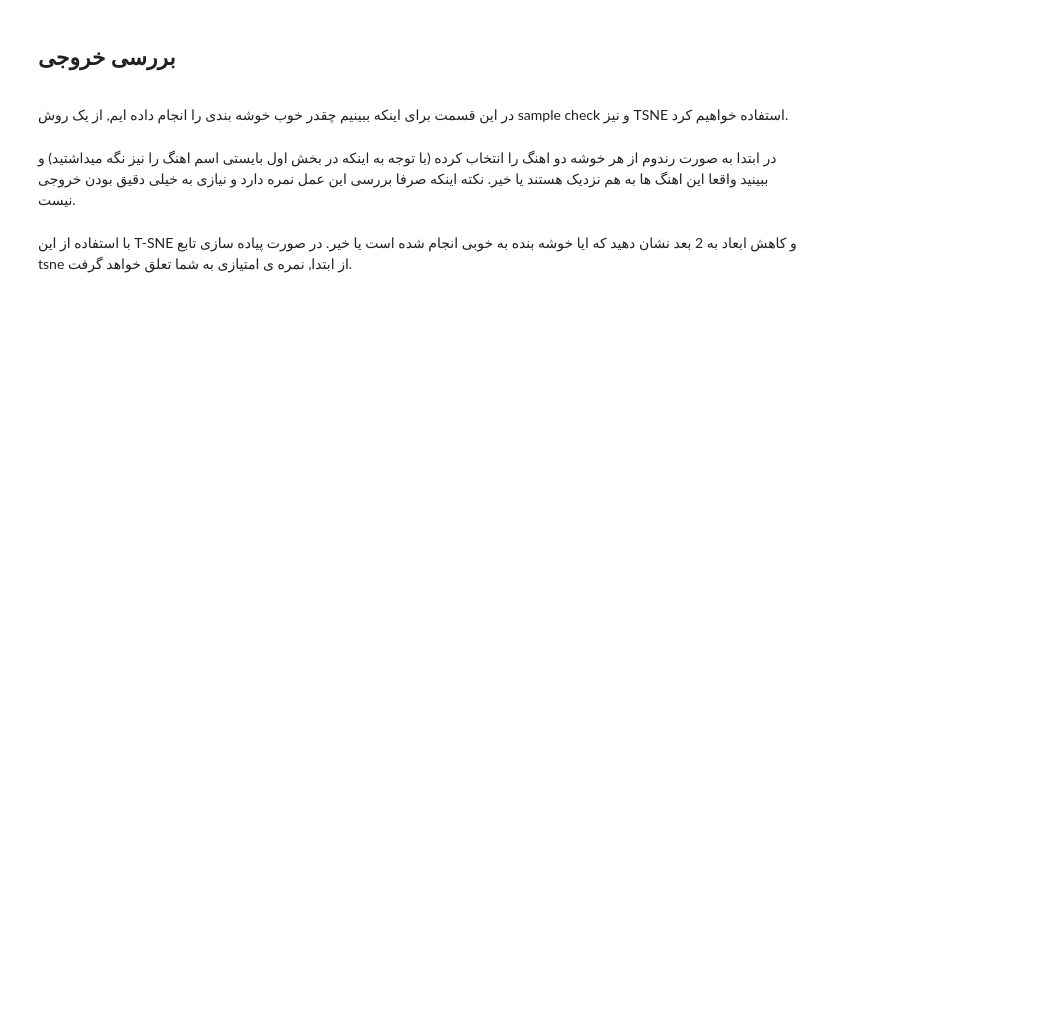
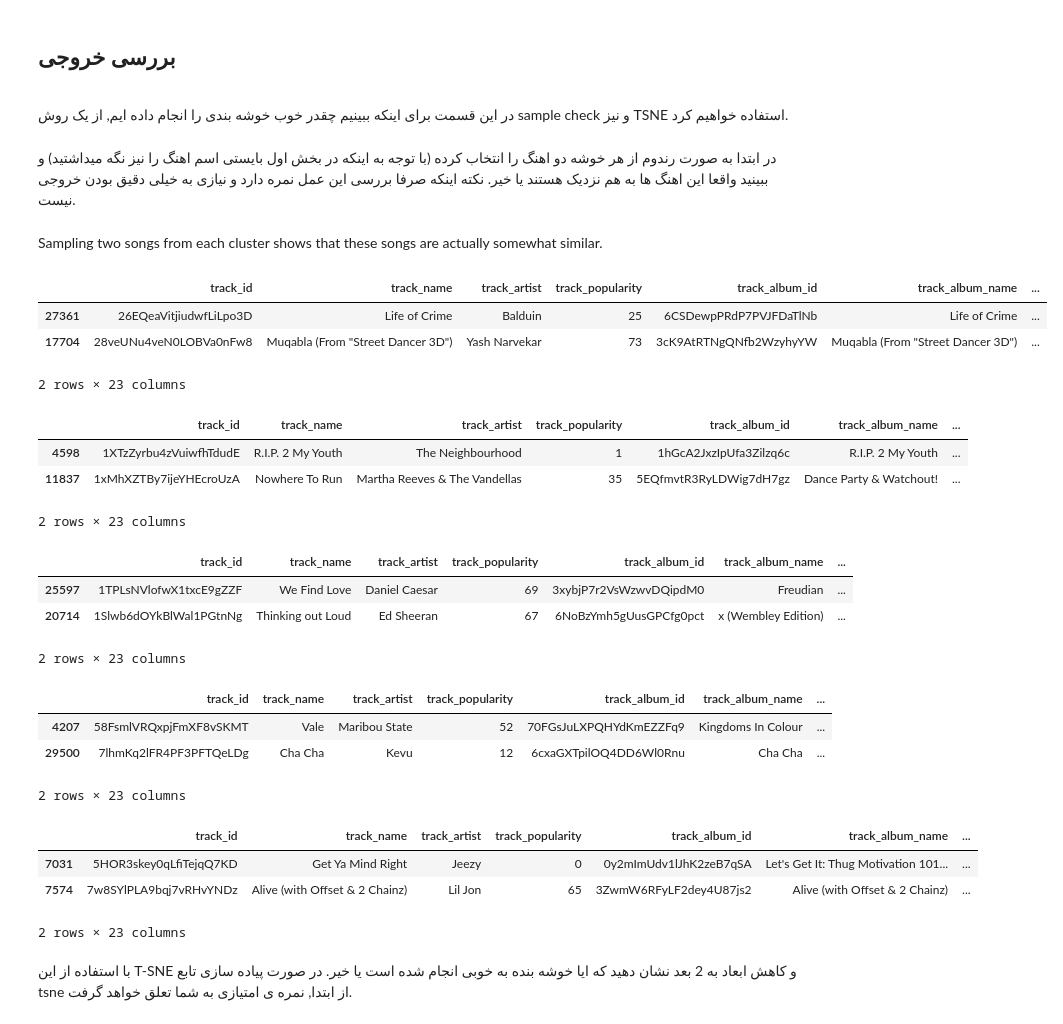
Before and after one commit to sehbeygi79/K-Means, a Jupyter notebook: k-means.ipynb, the cells around one changed output. Saved outputs shown, nothing was run; the diff lists cells and outputs as text; code cells hidden in the pictures; blank space fills up the shorter version.

```diff
--- a/k-means.ipynb
+++ b/k-means.ipynb
@@ -232,28 +233,6 @@ class KMeans:
             min_avg_distance = min(min_avg_distance, avg_distance)
 
         return min_avg_distance
-
-    # this method only works for 2D feature spaces
-    def visualize(self):
-        for k in range(self.n_clusters):
-            cluster_points = latent_data[self.cluster_indices == k]
-            plt.scatter(
-                cluster_points[:, 0], cluster_points[:, 1], label=f"Cluster {k + 1}"
-            )
-
-        plt.scatter(
-            self.centroids[:, 0],
-            self.centroids[:, 1],
-            c="red",
-            marker="X",
-            label="Centroids",
-        )
-
-        plt.title(f"K-Means with k={self.n_clusters}")
-        plt.xlabel("x1")
-        plt.ylabel("x2")
-        plt.legend()
-        plt.show()
 # %% [markdown]
 <div dir="rtl">
  با استفاده از K-Means خوشه‌ها را ایجاد کنید. الگوریتم را با استفاده از چند مقدار مختلف تعداد خوشه‌ها (k) اجرا کنید. در هربار اجرا، با استفاده از تعدادی از اسناد موجود در هر خوشه، موضوع آن خوشه را تعیین کرده و خوشه‌بندی حاصله را با استفاده از بردار‌های دوبعدی قسمت قبل، رسم کنید. با اینکار، پیاده‌سازی خود و همچنین کارایی این الگوریتم در خوشه‌بندی اسناد و قرار دادن اسناد مشابه در خوشه‌های یکسان را بررسی کنید.
@@ -348,3 +379,31 @@ Our way of selection is to plot the silhouette score and WSS for various cluster
+# %% [markdown]
+Sampling two songs from each cluster shows that these songs are actually somewhat similar.
+# %%
+# sampling two songs from each cluster
+for i in range(n_clusters):
+    samples = raw_data[final_cluster_indices == i].sample(n=2, random_state=42)
+    display(samples)
+# %% [output]
+|  | track_id | track_name | track_artist | track_popularity | track_album_id | track_album_name | ... |
+| 27361 | 26EQeaVitjiudwfLiLpo3D | Life of Crime | Balduin | 25 | 6CSDewpPRdP7PVJFDaTlNb | Life of Crime | ... |
+| 17704 | 28veUNu4veN0LOBVa0nFw8 | Muqabla (From "Street Dancer 3D") | Yash Narvekar | 73 | 3cK9AtRTNgQNfb2WzyhyYW | Muqabla (From "Street Dancer 3D") | ... |
+2 rows × 23 columns
+|  | track_id | track_name | track_artist | track_popularity | track_album_id | track_album_name | ... |
+| 4598 | 1XTzZyrbu4zVuiwfhTdudE | R.I.P. 2 My Youth | The Neighbourhood | 1 | 1hGcA2JxzIpUfa3Zilzq6c | R.I.P. 2 My Youth | ... |
+| 11837 | 1xMhXZTBy7ijeYHEcroUzA | Nowhere To Run | Martha Reeves & The Vandellas | 35 | 5EQfmvtR3RyLDWig7dH7gz | Dance Party & Watchout! | ... |
+2 rows × 23 columns
+|  | track_id | track_name | track_artist | track_popularity | track_album_id | track_album_name | ... |
+| 25597 | 1TPLsNVlofwX1txcE9gZZF | We Find Love | Daniel Caesar | 69 | 3xybjP7r2VsWzwvDQipdM0 | Freudian | ... |
+| 20714 | 1Slwb6dOYkBlWal1PGtnNg | Thinking out Loud | Ed Sheeran | 67 | 6NoBzYmh5gUusGPCfg0pct | x (Wembley Edition) | ... |
+2 rows × 23 columns
+|  | track_id | track_name | track_artist | track_popularity | track_album_id | track_album_name | ... |
+| 4207 | 58FsmlVRQxpjFmXF8vSKMT | Vale | Maribou State | 52 | 70FGsJuLXPQHYdKmEZZFq9 | Kingdoms In Colour | ... |
+| 29500 | 7lhmKq2lFR4PF3PFTQeLDg | Cha Cha | Kevu | 12 | 6cxaGXTpilOQ4DD6Wl0Rnu | Cha Cha | ... |
+2 rows × 23 columns
+|  | track_id | track_name | track_artist | track_popularity | track_album_id | track_album_name | ... |
+| 7031 | 5HOR3skey0qLfiTejqQ7KD | Get Ya Mind Right | Jeezy | 0 | 0y2mImUdv1lJhK2zeB7qSA | Let's Get It: Thug Motivation 101... | ... |
+| 7574 | 7w8SYlPLA9bqj7vRHvYNDz | Alive (with Offset & 2 Chainz) | Lil Jon | 65 | 3ZwmW6RFyLF2dey4U87js2 | Alive (with Offset & 2 Chainz) | ... |
+2 rows × 23 columns
 # %% [markdown]
 <div dir="rtl">
 با استفاده از این T-SNE و کاهش ابعاد به 2 بعد نشان دهید که ایا خوشه بنده به خوبی انجام شده است یا خیر.
```
Also changed, not shown: parts of 14 cells of this notebook.
